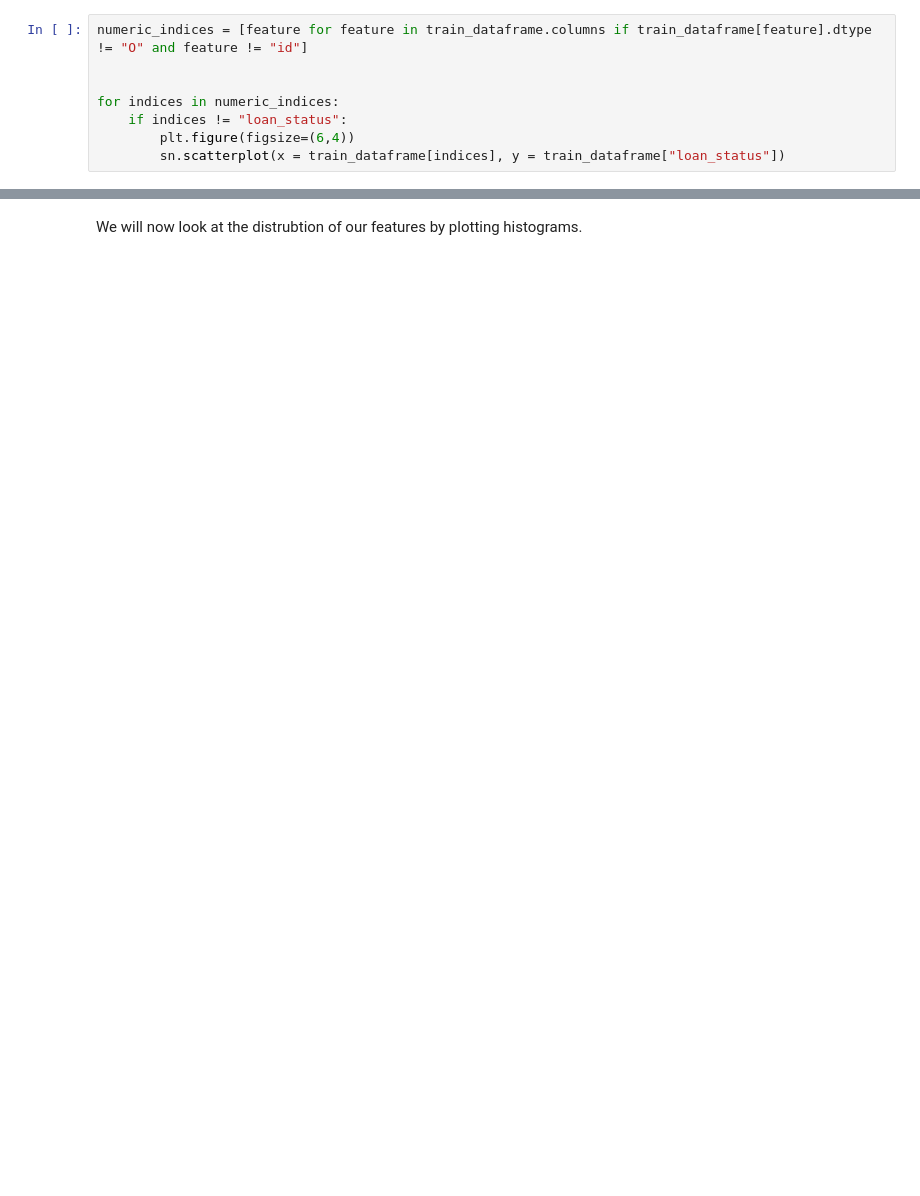
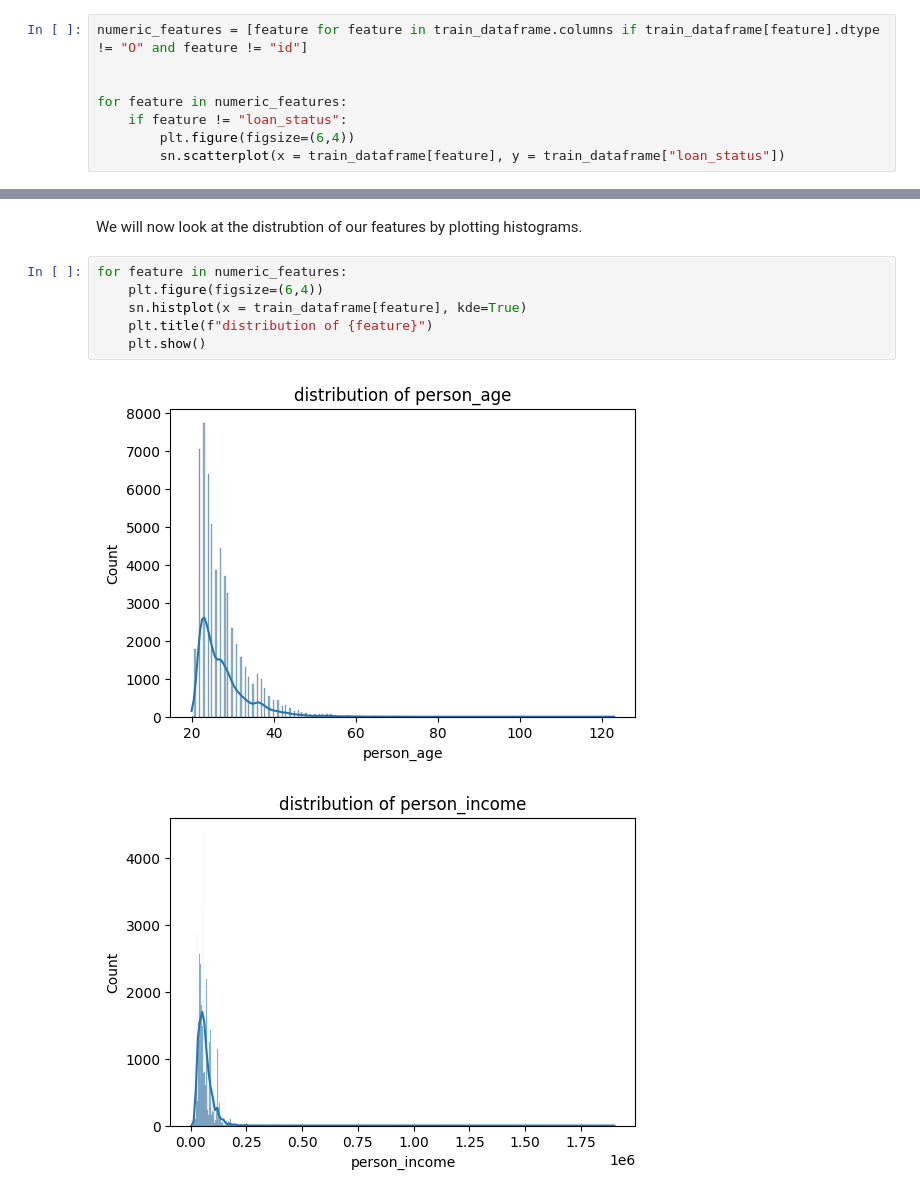
Before and after one commit to jackgoodsall/LoanApprovalS4E10, a Jupyter notebook: Notebooks/EDA.ipynb, the cells around one changed output, grey strips where cells are left out. Saved outputs shown, nothing was run; the diff lists cells and outputs as text; blank space fills up the shorter version.

```diff
--- a/Notebooks/EDA.ipynb
+++ b/Notebooks/EDA.ipynb
@@ -115,11 +117,11 @@ train_dataframe.duplicated().sum()
 # %%
-numeric_indices = [feature for feature in train_dataframe.columns if train_dataframe[feature].dtype != "O" and feature != "id"]
+numeric_features = [feature for feature in train_dataframe.columns if train_dataframe[feature].dtype != "O" and feature != "id"]
 
 
-for indices in numeric_indices:
-    if indices != "loan_status":
+for feature in numeric_features:
+    if feature != "loan_status":
         plt.figure(figsize=(6,4))
-        sn.scatterplot(x = train_dataframe[indices], y = train_dataframe["loan_status"])
+        sn.scatterplot(x = train_dataframe[feature], y = train_dataframe["loan_status"])
 # %% [output]
 [figure]
 [figure]
@@ -135,2 +137,11 @@ The first thing we note from this is that no one feature has a impact on loan st
 # %% [markdown]
 We will now look at the distrubtion of our features by plotting histograms.
+# %%
+for feature in numeric_features:
+    plt.figure(figsize=(6,4))
+    sn.histplot(x = train_dataframe[feature], kde=True)
+    plt.title(f"distribution of {feature}")
+    plt.show()
+# %% [output]
+[figure, added]
+[figure, added]
```
Also changed, not shown: parts of 11 cells of this notebook.
